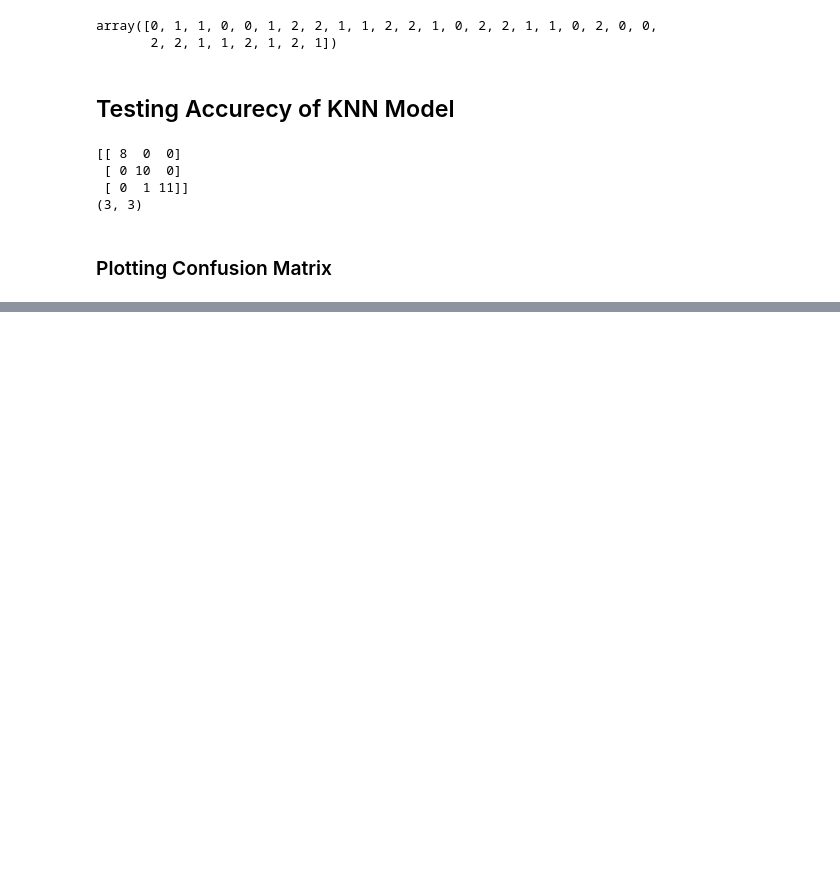
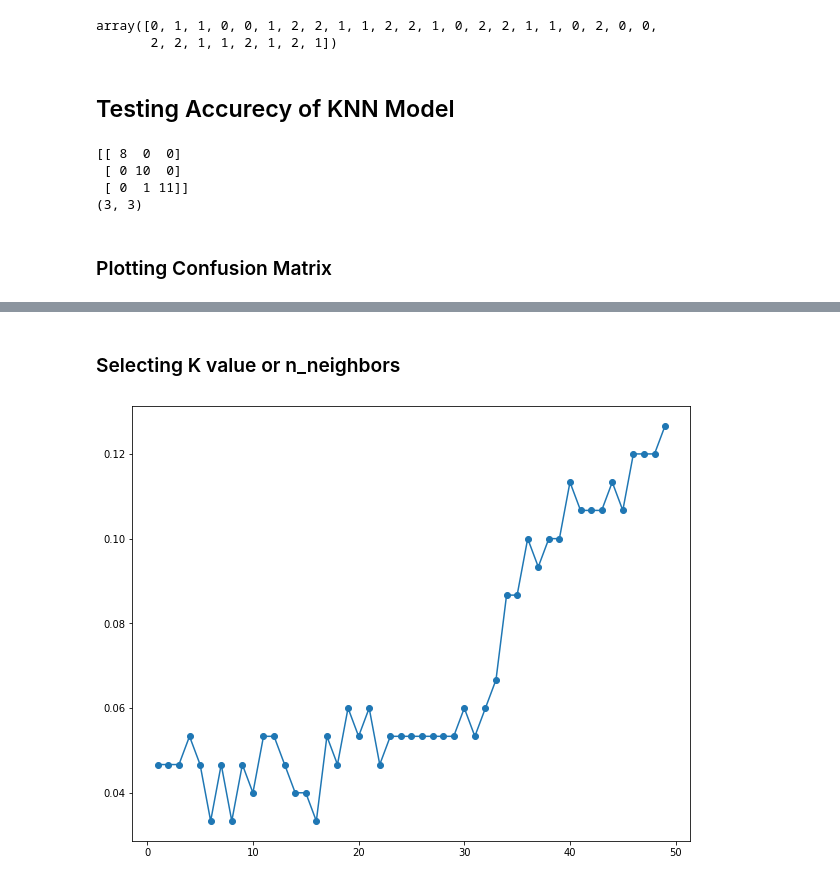
Before and after one commit to abidshafee/DataScienceYouTubeTutorials, a Jupyter notebook: KNN_Classification.ipynb, the cells around one changed output, grey strips where cells are left out. Drawn from its saved outputs; the diff is of its cells as text; code cells hidden in the pictures; blank space fills up the shorter version.

```diff
--- a/KNN_Classification.ipynb
+++ b/KNN_Classification.ipynb
@@ -222 +214,9 @@ print(classification_report(y_test, prediction))
 weighted avg       0.97      0.97      0.97        30
+# %% [markdown]
+### Selecting K value or n_neighbors
+# %%
+accuracy =[]
+for num in range(1, 50):
+  knn = KNeighborsClassifier(n_neighbors=num)
+  acc= cross_val_score(knn, X, y, cv=10)
+  accuracy.append(1-acc.mean())
@@ -222,0 +225,6 @@ weighted avg       0.97      0.97      0.97        30
+# %%
+plt.figure(figsize=(10, 8))
+plt.plot(range(1,50), accuracy, marker='o')
+plt.show()
+# %% [output]
+[figure, added]
```
Also changed, not shown: parts of 4 cells of this notebook.
